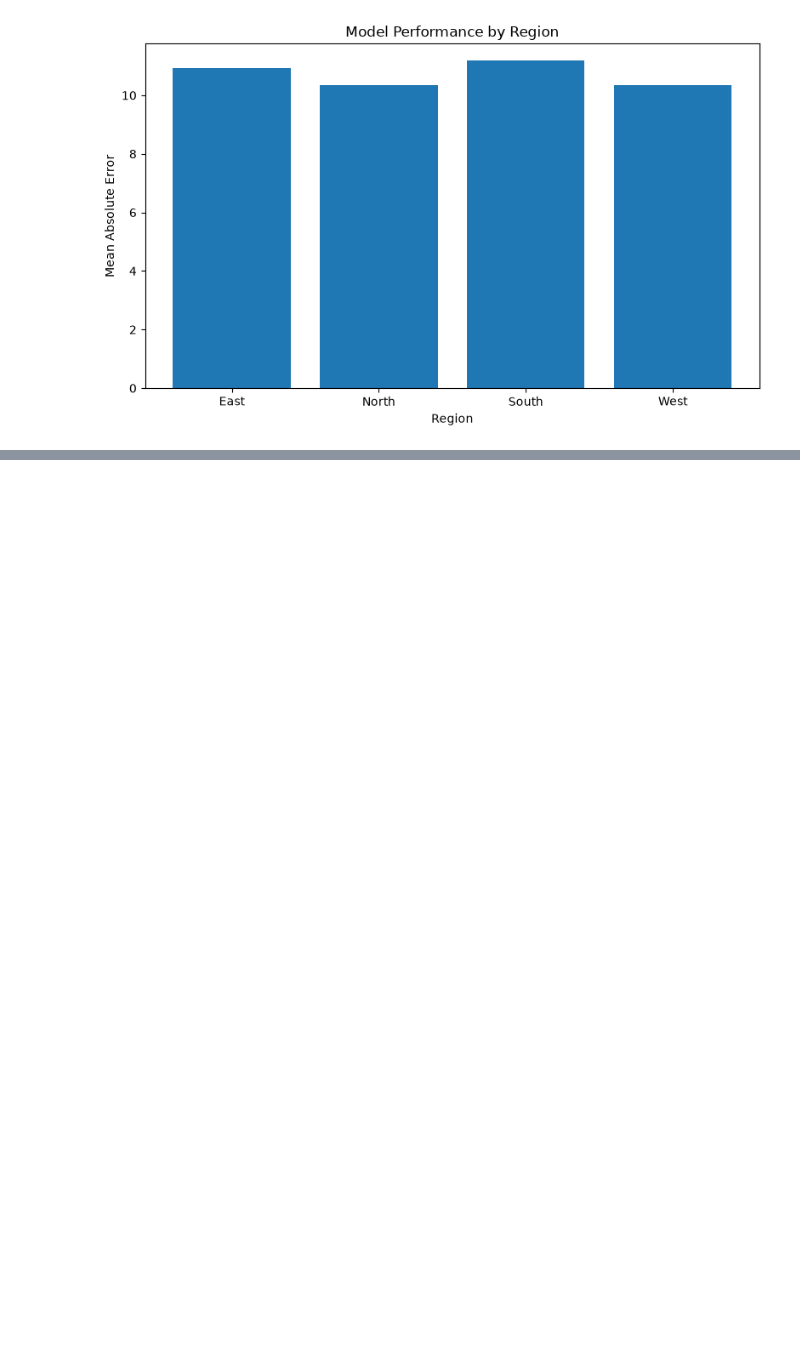
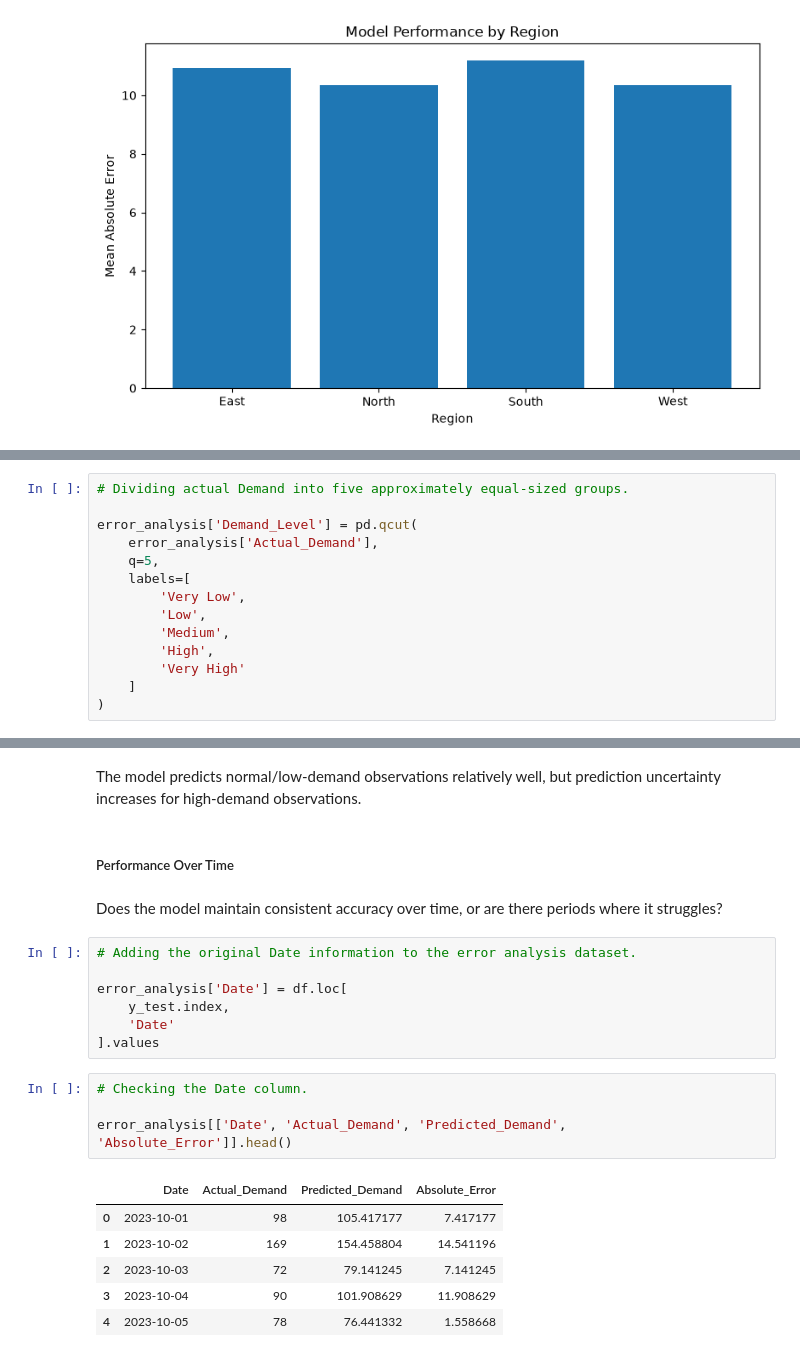
Before and after one commit to TejasMJ/retail-demand-intelligence, a Jupyter notebook: notebooks/06_model_evaluation.ipynb, the cells around one changed output, grey strips where cells are left out. Saved outputs shown, nothing was run; the diff lists cells and outputs as text; blank space fills up the shorter version.

Commit message:
Model Evaluation Concluded

```diff
--- a/notebooks/06_model_evaluation.ipynb
+++ b/notebooks/06_model_evaluation.ipynb
@@ -846,0 +851,14 @@ plt.show()
+# %%
+# Dividing actual Demand into five approximately equal-sized groups.
+
+error_analysis['Demand_Level'] = pd.qcut(
+    error_analysis['Actual_Demand'],
+    q=5,
+    labels=[
+        'Very Low',
+        'Low',
+        'Medium',
+        'High',
+        'Very High'
+    ]
+)
@@ -846,0 +947,24 @@ plt.show()
+# %% [markdown]
+The model predicts normal/low-demand observations relatively well, but prediction uncertainty increases for high-demand observations.
+# %% [markdown]
+##### Performance Over Time
+# %% [markdown]
+Does the model maintain consistent accuracy over time, or are there periods where it struggles?
+# %%
+# Adding the original Date information to the error analysis dataset.
+
+error_analysis['Date'] = df.loc[
+    y_test.index,
+    'Date'
+].values
+# %%
+# Checking the Date column.
+
+error_analysis[['Date', 'Actual_Demand', 'Predicted_Demand', 'Absolute_Error']].head()
+# %% [output]
+|  | Date | Actual_Demand | Predicted_Demand | Absolute_Error |
+| 0 | 2023-10-01 | 98 | 105.417177 | 7.417177 |
+| 1 | 2023-10-02 | 169 | 154.458804 | 14.541196 |
+| 2 | 2023-10-03 | 72 | 79.141245 | 7.141245 |
+| 3 | 2023-10-04 | 90 | 101.908629 | 11.908629 |
+| 4 | 2023-10-05 | 78 | 76.441332 | 1.558668 |
```
Also changed, not shown: parts of 22 cells of this notebook, 2 other files.
